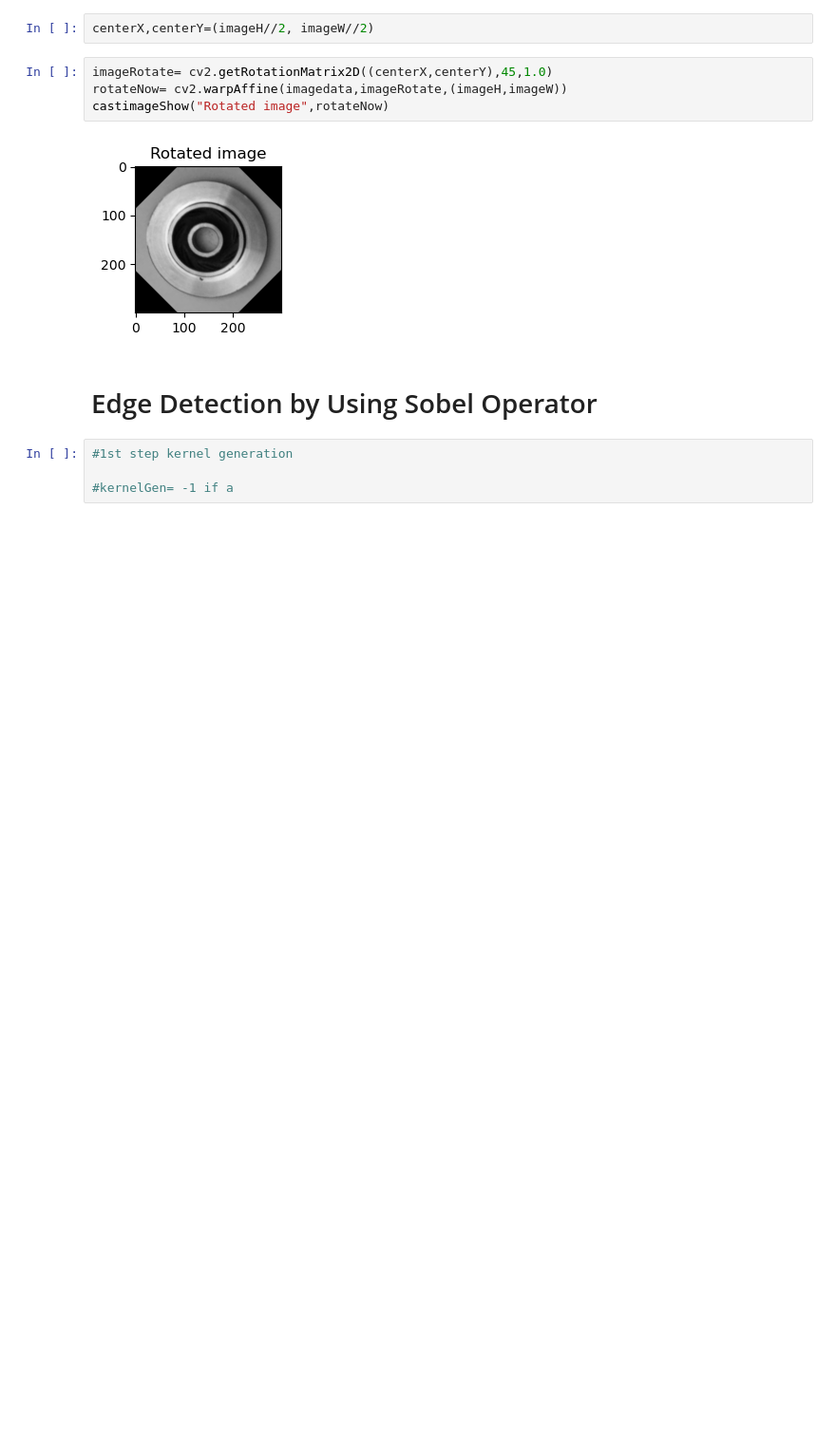
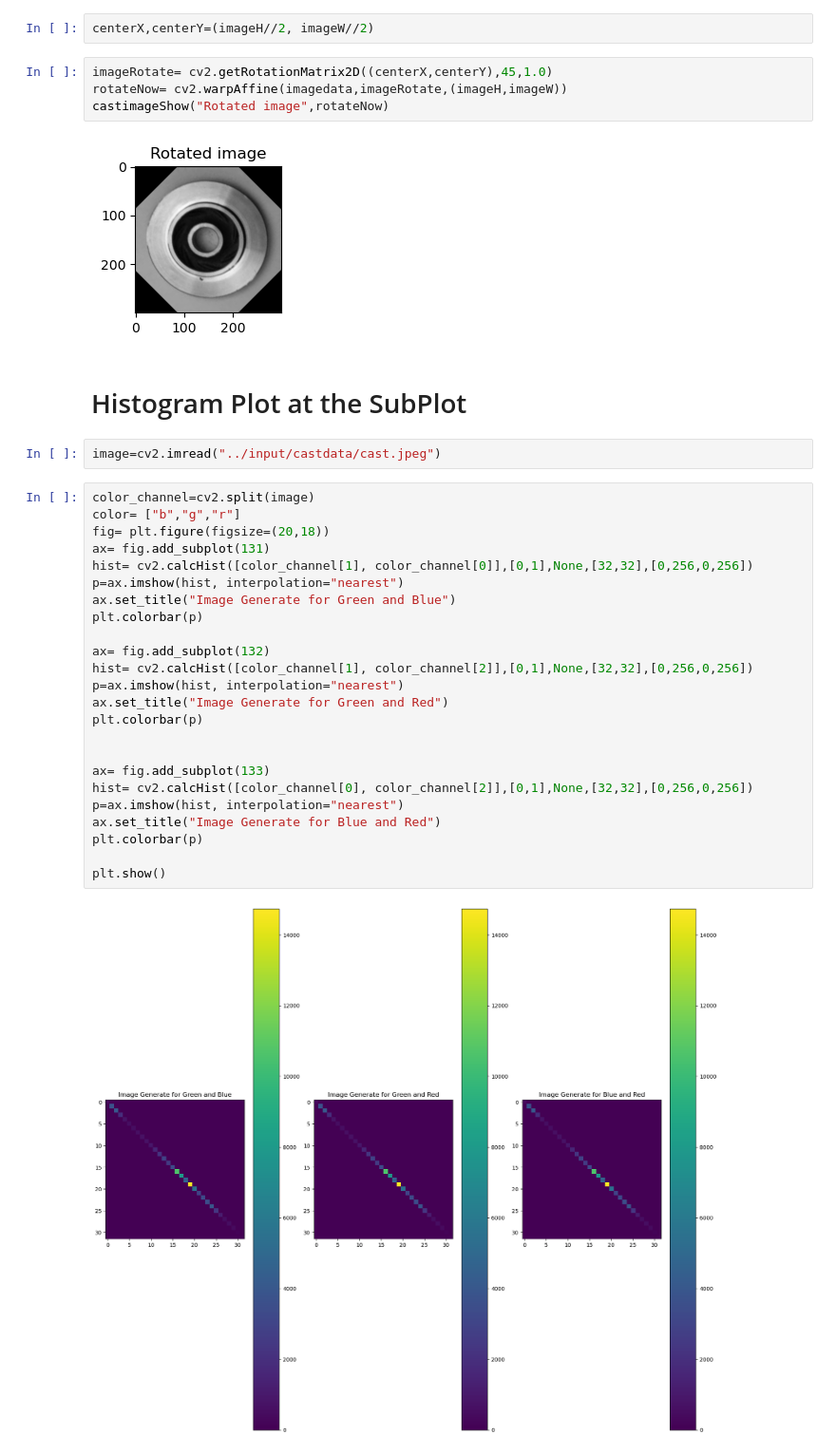
Before and after one commit to alsani-ipe/Python-OpenCV-12, a Jupyter notebook: image-preprocessing-through-cv2.ipynb, the cells around one changed output. Shown at 95% size. Drawn from its saved outputs; the diff is of its cells as text; blank space fills up the shorter version.

Commit message:
Kaggle Notebook | Image Preprocessing Through CV2 | Version 5

```diff
--- a/image-preprocessing-through-cv2.ipynb
+++ b/image-preprocessing-through-cv2.ipynb
@@ -176,9 +176,33 @@ rotateNow= cv2.warpAffine(imagedata,imageRotate,(imageH,imageW))
 castimageShow("Rotated image",rotateNow)
 # %% [output]
 [figure]
-# %% [markdown]
-# Edge Detection by Using Sobel Operator
-# %%
-#1st step kernel generation
-
-#kernelGen= -1 if a
+# %% [markdown]
+# Histogram Plot at the SubPlot
+# %%
+image=cv2.imread("../input/castdata/cast.jpeg")
+# %%
+color_channel=cv2.split(image)
+color= ["b","g","r"]
+fig= plt.figure(figsize=(20,18))
+ax= fig.add_subplot(131)
+hist= cv2.calcHist([color_channel[1], color_channel[0]],[0,1],None,[32,32],[0,256,0,256])
+p=ax.imshow(hist, interpolation="nearest")
+ax.set_title("Image Generate for Green and Blue")
+plt.colorbar(p)
+
+ax= fig.add_subplot(132)
+hist= cv2.calcHist([color_channel[1], color_channel[2]],[0,1],None,[32,32],[0,256,0,256])
+p=ax.imshow(hist, interpolation="nearest")
+ax.set_title("Image Generate for Green and Red")
+plt.colorbar(p)
+
+
+ax= fig.add_subplot(133)
+hist= cv2.calcHist([color_channel[0], color_channel[2]],[0,1],None,[32,32],[0,256,0,256])
+p=ax.imshow(hist, interpolation="nearest")
+ax.set_title("Image Generate for Blue and Red")
+plt.colorbar(p)
+
+plt.show()
+# %% [output]
+[figure, added]
```
Also changed, not shown: parts of 4 cells of this notebook.
